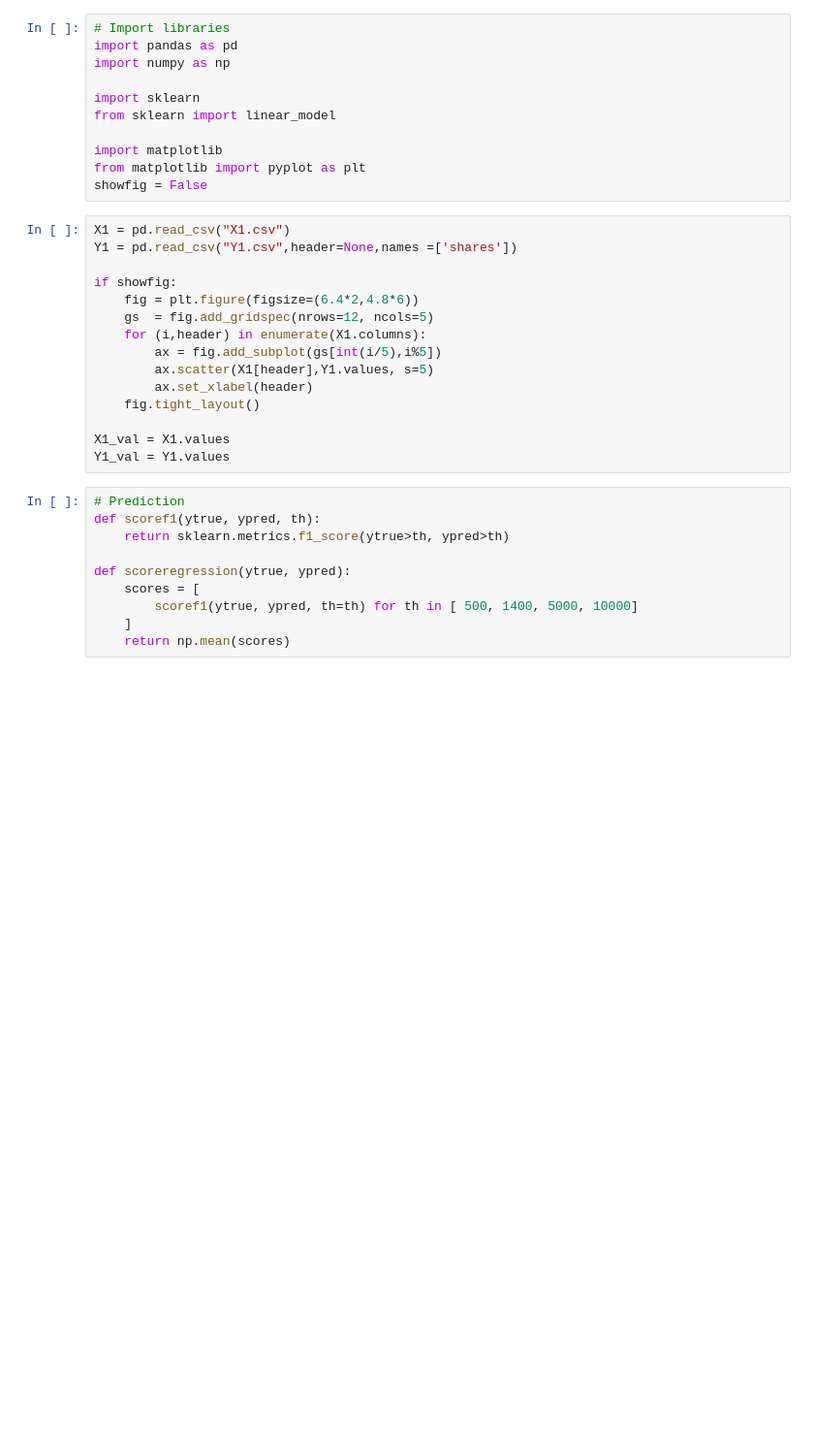
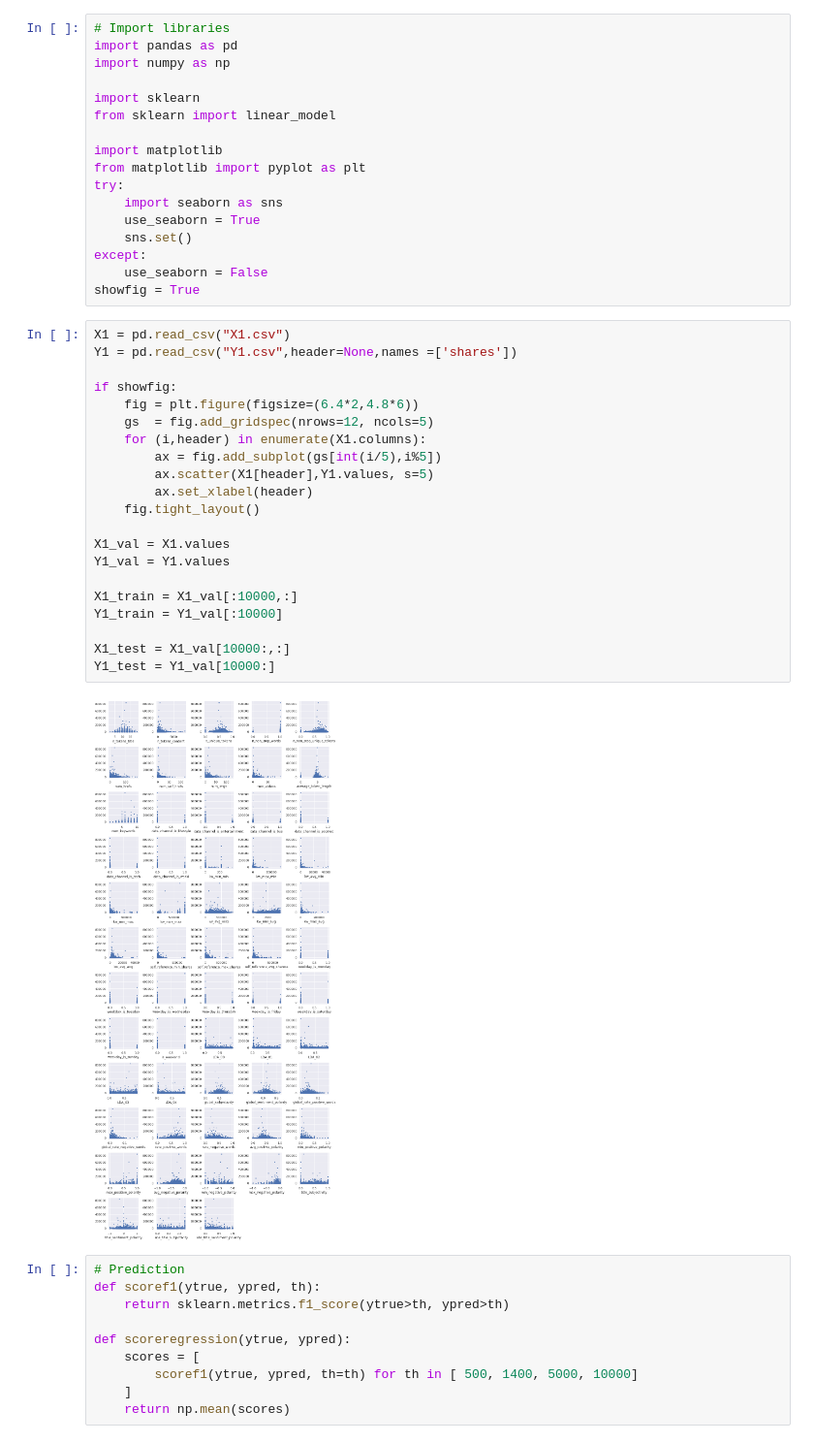
Before and after one commit to cedantoine/LELEC2870-Projet, a Jupyter notebook: Cedric.ipynb, the cells around one changed output. Shown at 97% size. Saved outputs shown, nothing was run; the diff lists cells and outputs as text; blank space fills up the shorter version.

```diff
--- a/Cedric.ipynb
+++ b/Cedric.ipynb
@@ -8,22 +8,36 @@ from sklearn import linear_model
 
 import matplotlib
 from matplotlib import pyplot as plt
-showfig = False
+try:
+    import seaborn as sns
+    use_seaborn = True
+    sns.set()
+except:
+    use_seaborn = False
+showfig = True
 # %%
 X1 = pd.read_csv("X1.csv")
 Y1 = pd.read_csv("Y1.csv",header=None,names =['shares'])
 
 if showfig:
     fig = plt.figure(figsize=(6.4*2,4.8*6))
     gs  = fig.add_gridspec(nrows=12, ncols=5)
     for (i,header) in enumerate(X1.columns):
         ax = fig.add_subplot(gs[int(i/5),i%5])
         ax.scatter(X1[header],Y1.values, s=5)
         ax.set_xlabel(header)
     fig.tight_layout()
 
 X1_val = X1.values
 Y1_val = Y1.values
+
+X1_train = X1_val[:10000,:]
+Y1_train = Y1_val[:10000]
+
+X1_test = X1_val[10000:,:]
+Y1_test = Y1_val[10000:]
+# %% [output]
+[figure, added]
 # %%
 # Prediction
 def scoref1(ytrue, ypred, th):
```
Also changed, not shown: parts of 5 cells of this notebook.
